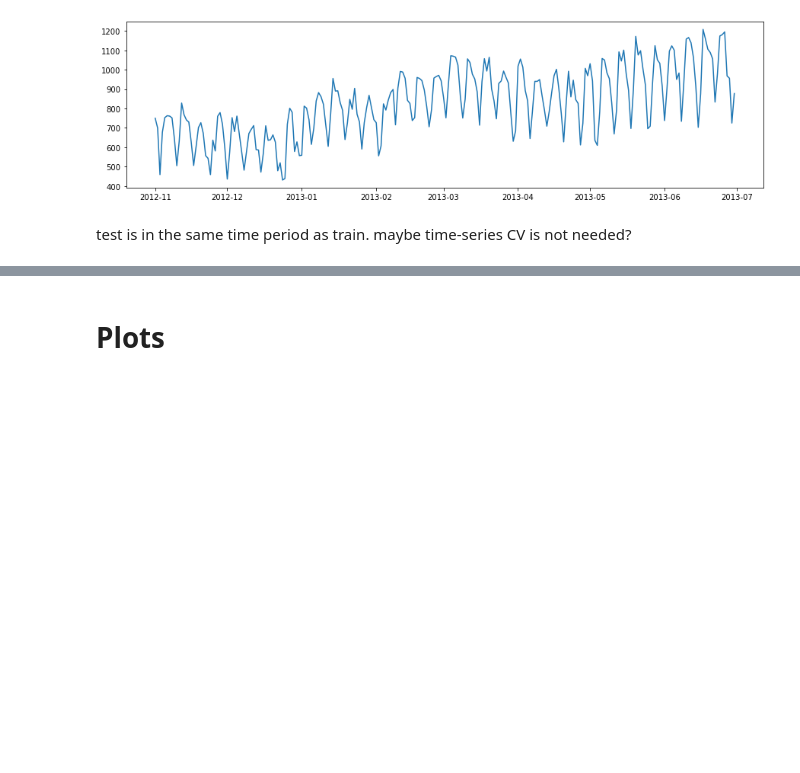
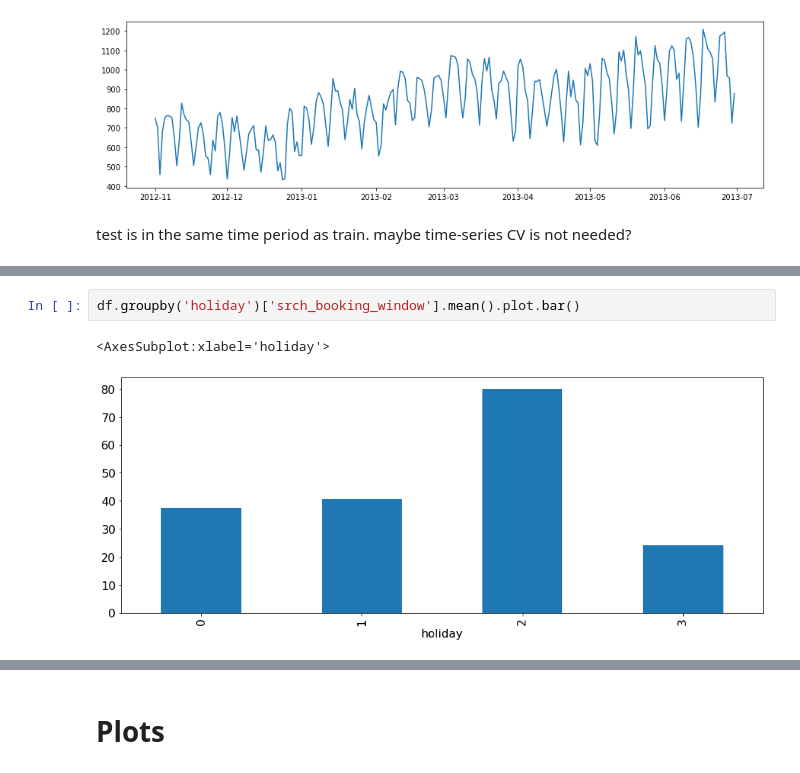
Before and after one commit to OlegBEZb/Personalize-Expedia-Hotel-Searches, a Jupyter notebook: EDA.ipynb, the cells around one changed output, grey strips where cells are left out. Saved outputs shown, nothing was run; the diff lists cells and outputs as text; blank space fills up the shorter version.

```diff
--- a/EDA.ipynb
+++ b/EDA.ipynb
@@ -666,0 +751,5 @@ This list of properties is used for feature engineering, the features price_per_
+# %%
+df.groupby('holiday')['srch_booking_window'].mean().plot.bar()
+# %% [output]
+<AxesSubplot:xlabel='holiday'>
+[figure, added]
```
Also changed, not shown: parts of 46 cells of this notebook, 1 other file.
